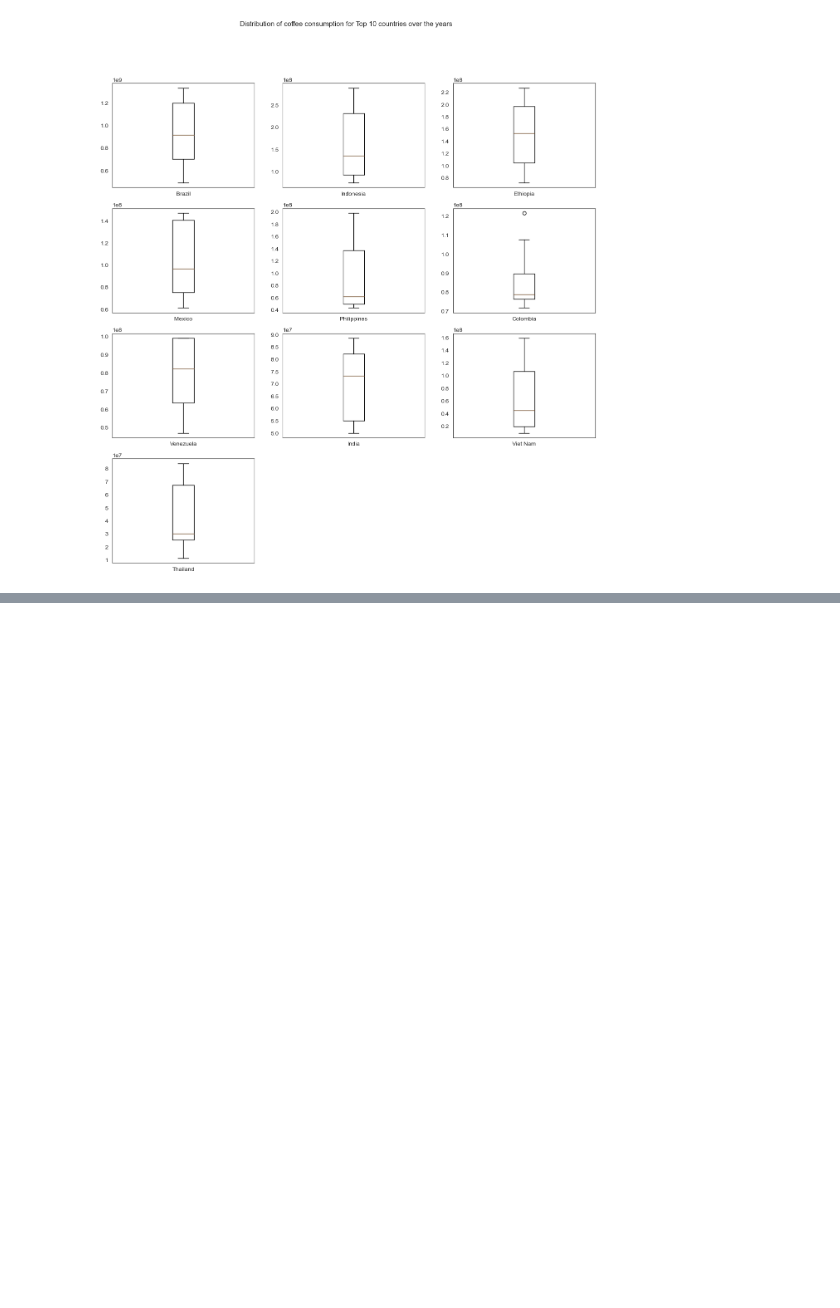
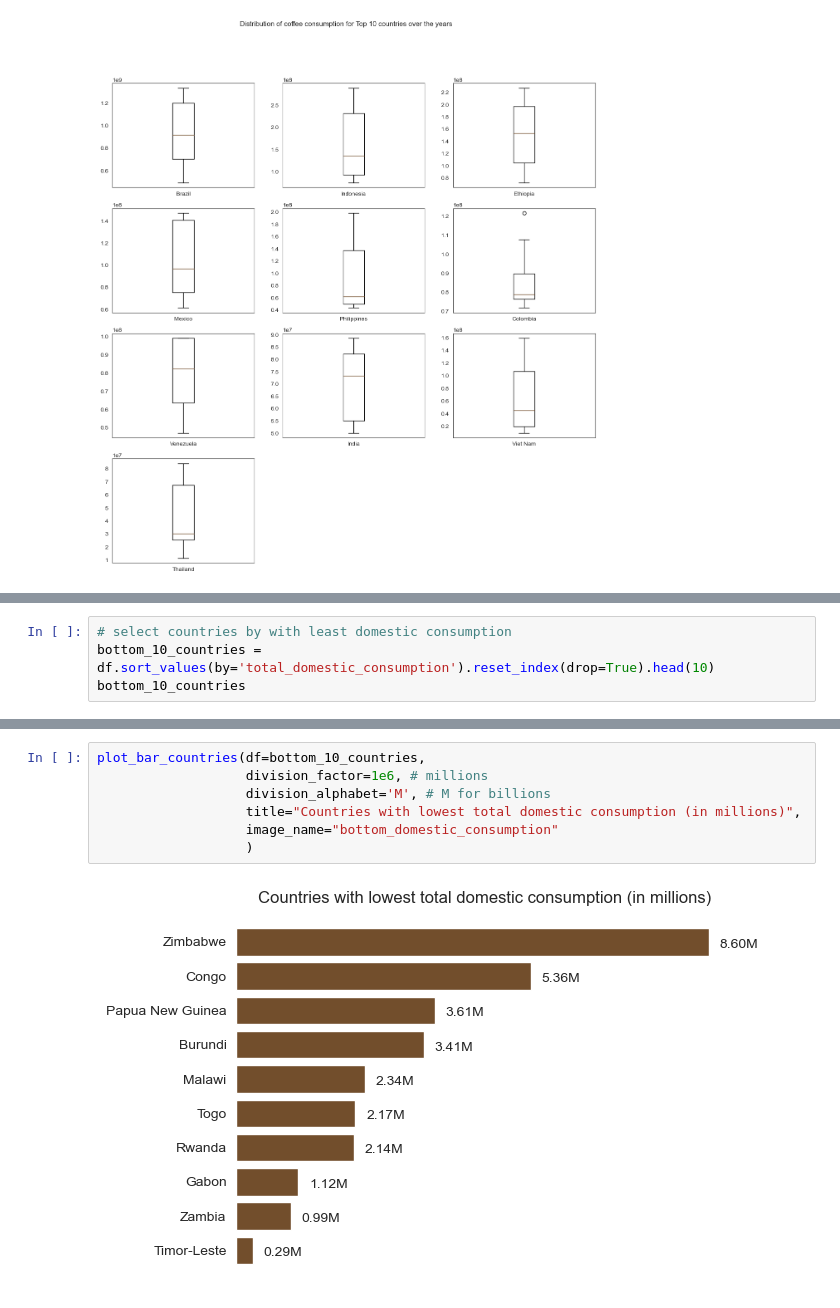
Before and after one commit to samaregbesola/coffee-domestic-consumption-analysis, a Jupyter notebook: notebooks/coffee_domestic_consumption_clean_and_EDA.ipynb, the cells around one changed output, grey strips where cells are left out. Saved outputs shown, nothing was run; the diff lists cells and outputs as text; blank space fills up the shorter version.

```diff
--- a/notebooks/coffee_domestic_consumption_clean_and_EDA.ipynb
+++ b/notebooks/coffee_domestic_consumption_clean_and_EDA.ipynb
@@ -412,0 +451,4 @@ plt.show()
+# %%
+# select countries by with least domestic consumption
+bottom_10_countries = df.sort_values(by='total_domestic_consumption').reset_index(drop=True).head(10)
+bottom_10_countries
@@ -412,0 +467,9 @@ plt.show()
+# %%
+plot_bar_countries(df=bottom_10_countries,
+                   division_factor=1e6, # millions
+                   division_alphabet='M', # M for billions
+                   title="Countries with lowest total domestic consumption (in millions)",
+                   image_name="bottom_domestic_consumption"
+                   )
+# %% [output]
+[figure, added]
```
Also changed, not shown: parts of 19 cells of this notebook, 10 other files.
